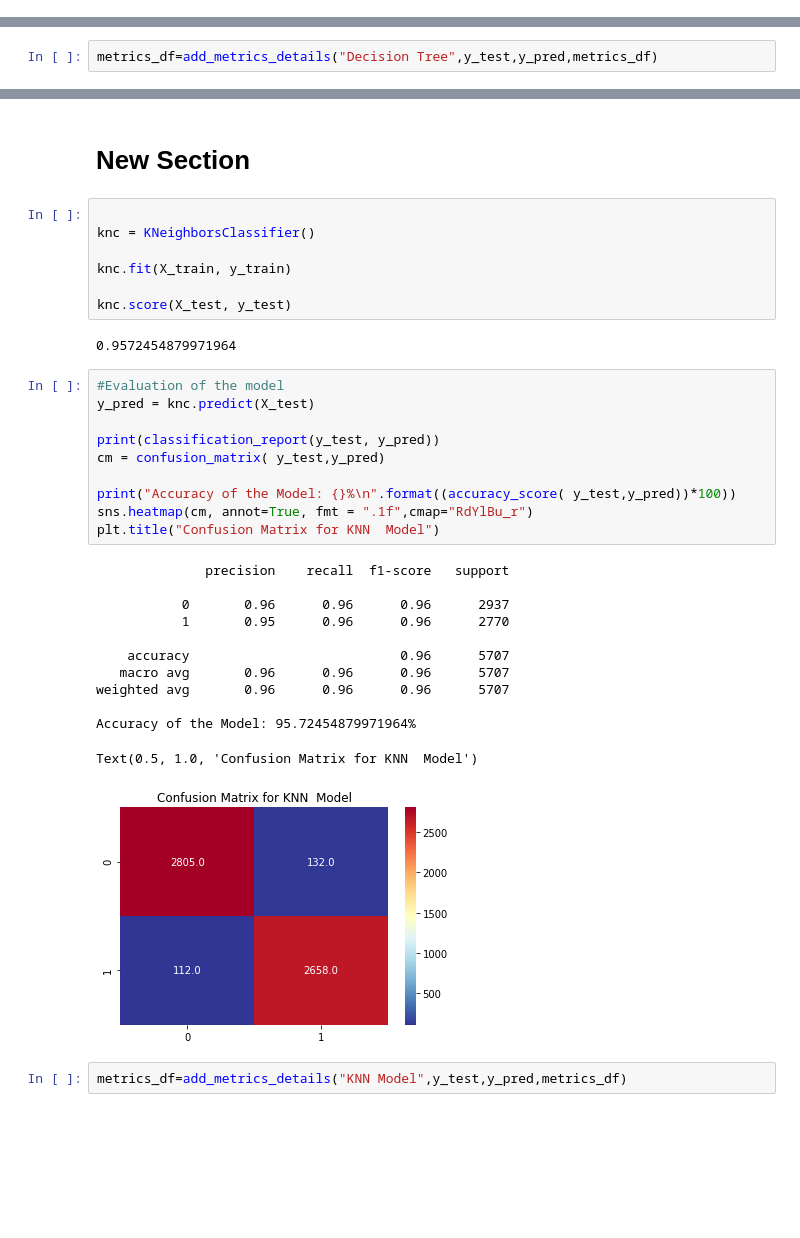
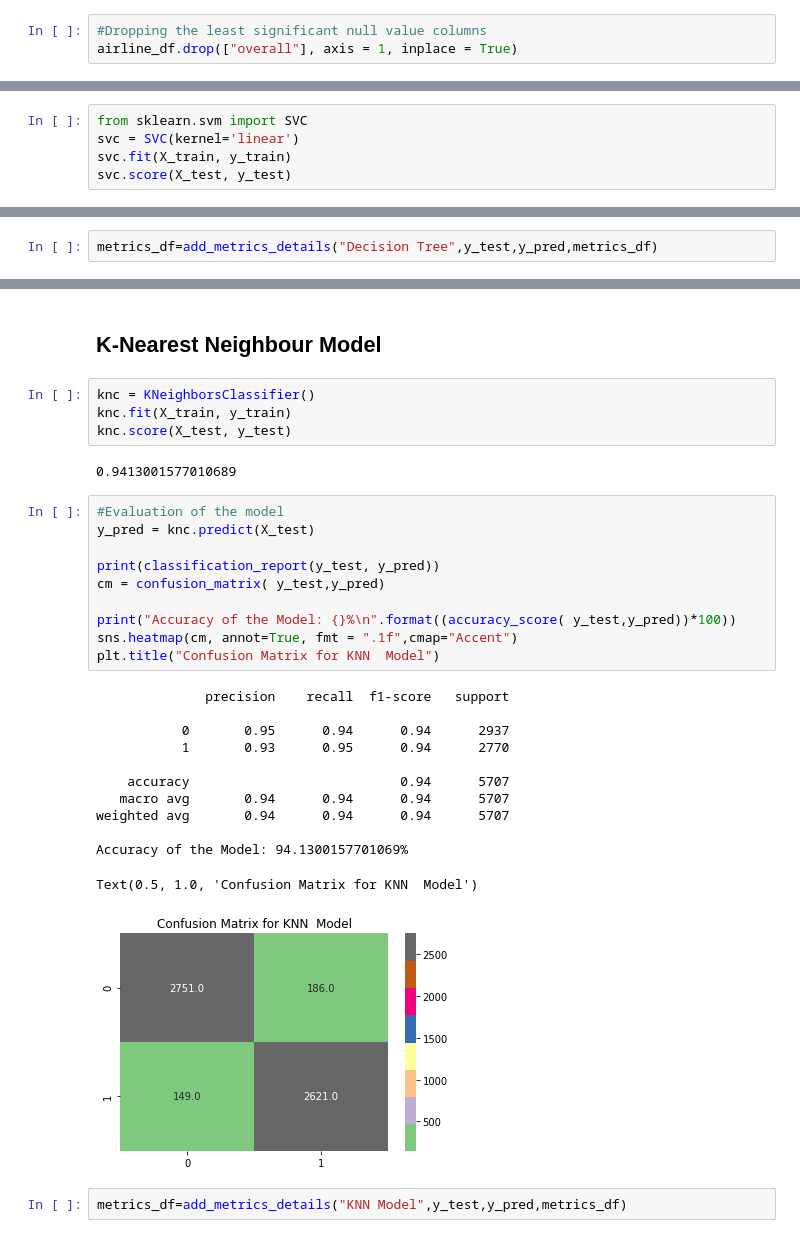
Before and after one commit to NayanaPradeep/Airline-Passenger-Referral-Prediction, a Jupyter notebook: Airline_Passenger_Referral_Prediction_Capstone_Project.ipynb, the cells around one changed output, grey strips where cells are left out. Saved outputs shown, nothing was run; the diff lists cells and outputs as text; blank space fills up the shorter version.

```diff
--- a/Airline_Passenger_Referral_Prediction_Capstone_Project.ipynb
+++ b/Airline_Passenger_Referral_Prediction_Capstone_Project.ipynb
@@ -863,6 +861,9 @@ sns.heatmap(airline_df.corr(), annot=True, cmap='RdBu')
 # %% [output]
 <matplotlib.axes._subplots.AxesSubplot at 0x...>
 [figure]
+# %%
+#Dropping the least significant null value columns
+airline_df.drop(["overall"], axis = 1, inplace = True)
 # %% [markdown]
 ## **Data Preparation**
 # %%
@@ -1110,0 +1110,5 @@ metrics_df
+# %%
+from sklearn.svm import SVC
+svc = SVC(kernel='linear')
+svc.fit(X_train, y_train)
+svc.score(X_test, y_test)
@@ -1153,37 +1185,34 @@ metrics_df
-# %% [markdown]
-# New Section
+# %% [markdown]
+## **K-Nearest Neighbour Model**
 # %%
-
 knc = KNeighborsClassifier()
-
 knc.fit(X_train, y_train)
-
 knc.score(X_test, y_test)
 # %% [output]
-0.9572454879971964
+0.9413001577010689
 # %%
 #Evaluation of the model
 y_pred = knc.predict(X_test)
 
 print(classification_report(y_test, y_pred))
 cm = confusion_matrix( y_test,y_pred)
 
 print("Accuracy of the Model: {}%\n".format((accuracy_score( y_test,y_pred))*100))
-sns.heatmap(cm, annot=True, fmt = ".1f",cmap="RdYlBu_r")
+sns.heatmap(cm, annot=True, fmt = ".1f",cmap="Accent")
 plt.title("Confusion Matrix for KNN  Model")
 # %% [output]
               precision    recall  f1-score   support
 
-           0       0.96      0.96      0.96      2937
-           1       0.95      0.96      0.96      2770
+           0       0.95      0.94      0.94      2937
+           1       0.93      0.95      0.94      2770
 
-    accuracy                           0.96      5707
-   macro avg       0.96      0.96      0.96      5707
-weighted avg       0.96      0.96      0.96      5707
+    accuracy                           0.94      5707
+   macro avg       0.94      0.94      0.94      5707
+weighted avg       0.94      0.94      0.94      5707
 
-Accuracy of the Model: 95.72454879971964%
+Accuracy of the Model: 94.1300157701069%
 Text(0.5, 1.0, 'Confusion Matrix for KNN  Model')
-[figure, old version]
+[figure, new version]
 # %%
 metrics_df=add_metrics_details("KNN Model",y_test,y_pred,metrics_df)
 # %% [markdown]
```
Also changed, not shown: parts of 55 cells of this notebook.
